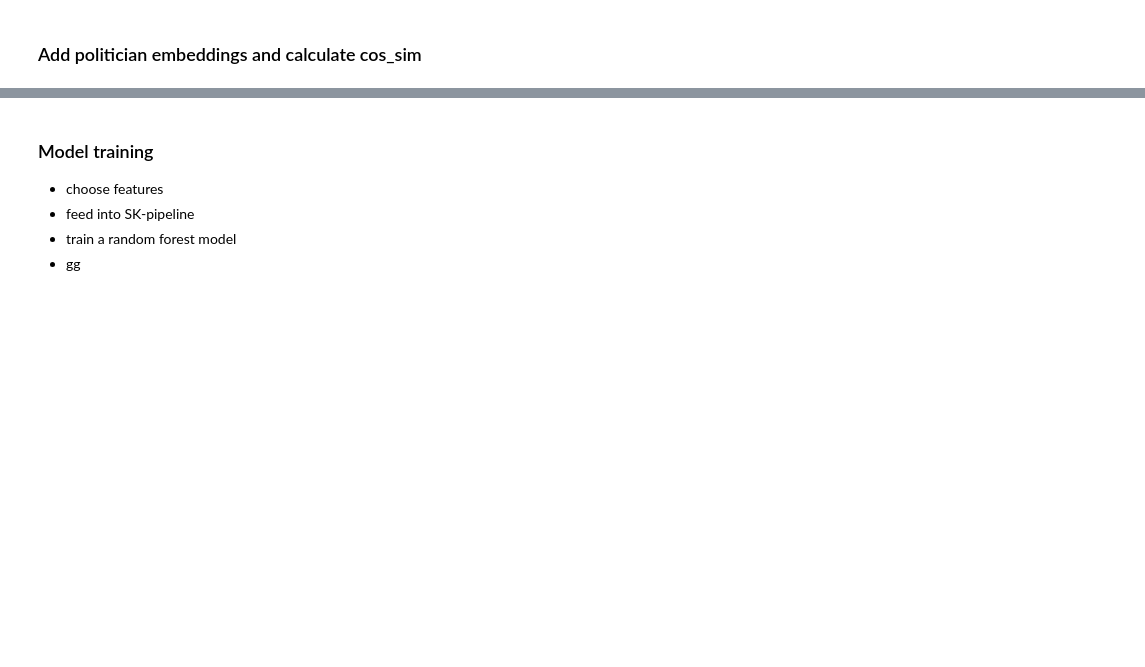
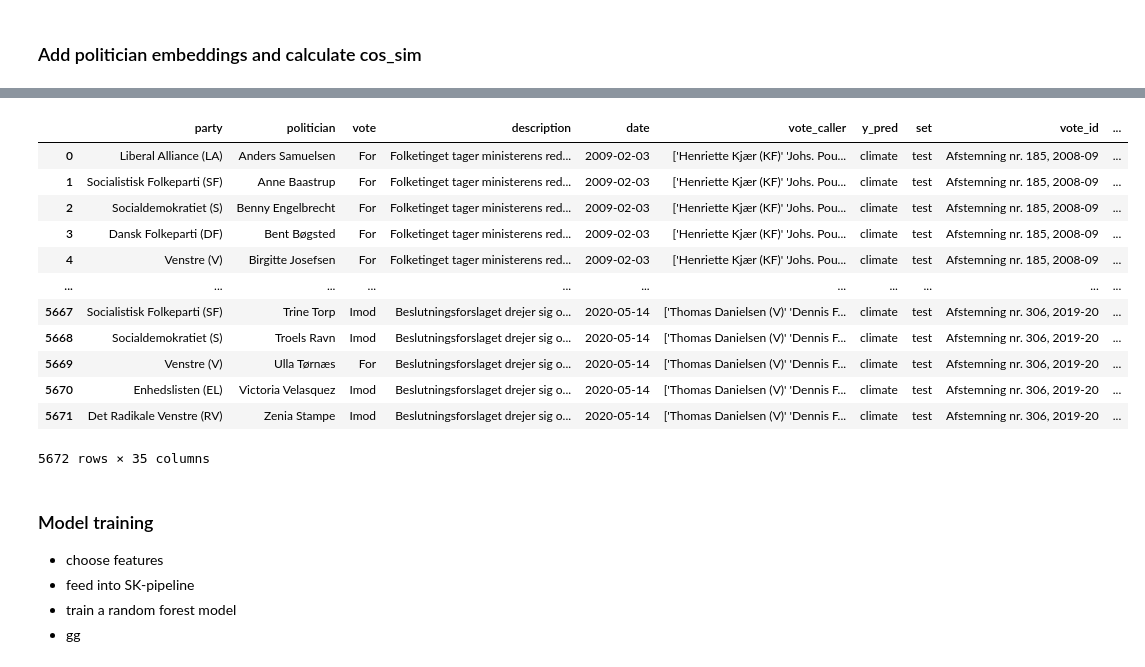
Before and after one commit to jonahank/Vote-Prediction-Model, a Jupyter notebook: vote_predictor/VP/pipeline_v1.ipynb, the cells around one changed output, grey strips where cells are left out. Saved outputs shown, nothing was run; the diff lists cells and outputs as text; code cells hidden in the pictures; blank space fills up the shorter version.

```diff
--- a/vote_predictor/VP/pipeline_v1.ipynb
+++ b/vote_predictor/VP/pipeline_v1.ipynb
@@ -256,11 +465,10 @@ df_trans4["vote"].unique()
 # %% [markdown]
 ### Add politician embeddings and calculate cos_sim
 # %%
-pol_c = pd.read_pickle("../data_analysis/pol2vec.pkl")
+pol_c = pd.read_pickle("../data_analysis/embeddings/pol2vec.2.3.pkl")
 df_trans4["politician"] = df_trans4["politician"].str.strip()
 df_trans5 = df_trans4.merge(pol_c[["politician", "vec"]], how="left", on=["politician"])
 
-## Drop all politicians without vec --> TODO: add interpolation to party average
 print(len(df_trans5))
 df_trans5 = df_trans5[df_trans5["vec_y"].notna()].reset_index(drop=True)
 print(len(df_trans5))
@@ -277,8 +498,22 @@ df_trans5["cos_sim"].describe()
 # %%
 ## Final look at DF before pipeline
 df_trans5.sample(4)
-df_trans5.to_pickle("c_all_trans_v2.1.pkl")
+df_trans5.to_pickle("c_all_trans_v2.3.pkl")
 df_trans5[df_trans5["set"]!="train"]
+# %% [output]
+|  | party | politician | vote | description | date | vote_caller | y_pred | set | vote_id | ... |
+| 0 | Liberal Alliance (LA) | Anders Samuelsen | For | Folketinget tager ministerens red... | 2009-02-03 | ['Henriette Kjær (KF)' 'Johs. Pou... | climate | test | Afstemning nr. 185, 2008-09 | ... |
+| 1 | Socialistisk Folkeparti (SF) | Anne Baastrup | For | Folketinget tager ministerens red... | 2009-02-03 | ['Henriette Kjær (KF)' 'Johs. Pou... | climate | test | Afstemning nr. 185, 2008-09 | ... |
+| 2 | Socialdemokratiet (S) | Benny Engelbrecht | For | Folketinget tager ministerens red... | 2009-02-03 | ['Henriette Kjær (KF)' 'Johs. Pou... | climate | test | Afstemning nr. 185, 2008-09 | ... |
+| 3 | Dansk Folkeparti (DF) | Bent Bøgsted | For | Folketinget tager ministerens red... | 2009-02-03 | ['Henriette Kjær (KF)' 'Johs. Pou... | climate | test | Afstemning nr. 185, 2008-09 | ... |
+| 4 | Venstre (V) | Birgitte Josefsen | For | Folketinget tager ministerens red... | 2009-02-03 | ['Henriette Kjær (KF)' 'Johs. Pou... | climate | test | Afstemning nr. 185, 2008-09 | ... |
+| ... | ... | ... | ... | ... | ... | ... | ... | ... | ... | ... |
+| 5667 | Socialistisk Folkeparti (SF) | Trine Torp | Imod | Beslutningsforslaget drejer sig o... | 2020-05-14 | ['Thomas Danielsen (V)' 'Dennis F... | climate | test | Afstemning nr. 306, 2019-20 | ... |
+| 5668 | Socialdemokratiet (S) | Troels Ravn | Imod | Beslutningsforslaget drejer sig o... | 2020-05-14 | ['Thomas Danielsen (V)' 'Dennis F... | climate | test | Afstemning nr. 306, 2019-20 | ... |
+| 5669 | Venstre (V) | Ulla Tørnæs | For | Beslutningsforslaget drejer sig o... | 2020-05-14 | ['Thomas Danielsen (V)' 'Dennis F... | climate | test | Afstemning nr. 306, 2019-20 | ... |
+| 5670 | Enhedslisten (EL) | Victoria Velasquez | Imod | Beslutningsforslaget drejer sig o... | 2020-05-14 | ['Thomas Danielsen (V)' 'Dennis F... | climate | test | Afstemning nr. 306, 2019-20 | ... |
+| 5671 | Det Radikale Venstre (RV) | Zenia Stampe | Imod | Beslutningsforslaget drejer sig o... | 2020-05-14 | ['Thomas Danielsen (V)' 'Dennis F... | climate | test | Afstemning nr. 306, 2019-20 | ... |
+5672 rows × 35 columns
 # %% [markdown]
 ### Model training
 + choose features
```
Also changed, not shown: parts of 29 cells of this notebook.
